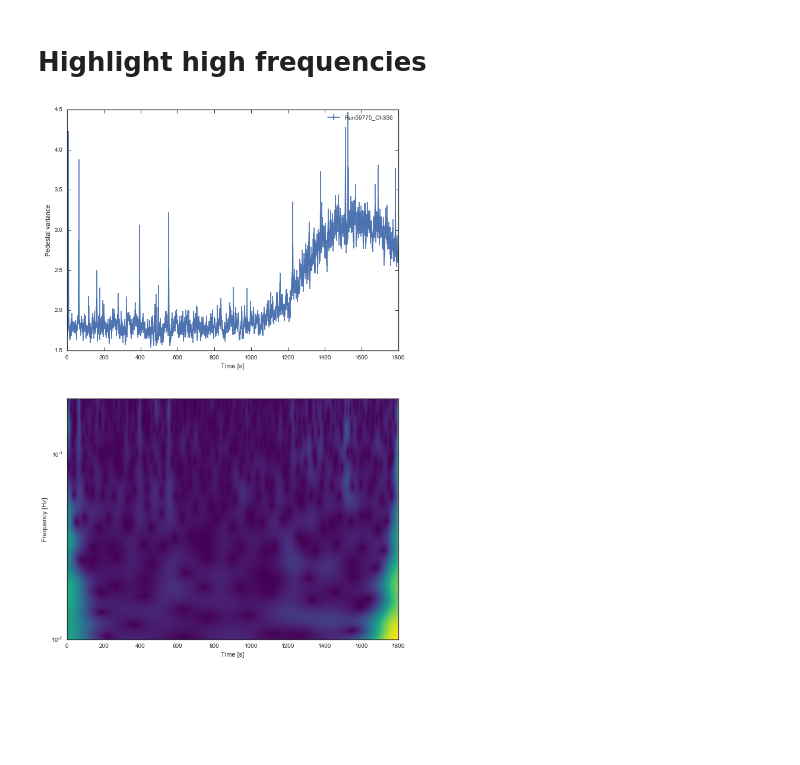
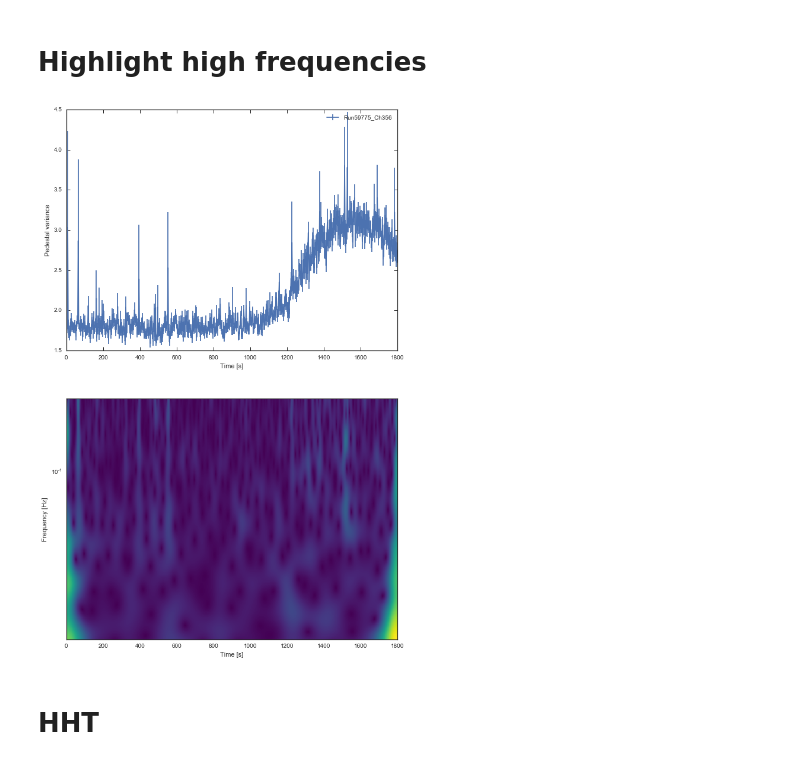
Before and after one commit to qi-feng/TimeSeries, a Jupyter notebook: pedvar/pedvar.ipynb, the cells around one changed output. Cells and saved outputs as stored; diff of their text form; code cells hidden in the pictures; blank space fills up the shorter version.

```diff
--- a/pedvar/pedvar.ipynb
+++ b/pedvar/pedvar.ipynb
@@ -233,9 +284,11 @@ plot_cwt(t, df1.pedvar, dt=None, plot_series=True, w0=20, df_pedvar=df1, label="
 # %%
 df1 = read_file(f="Run59775_Ch356")
 t = np.linspace(0, 30.*60., df1.shape[0], endpoint=False)
 
 plot_cwt(t, df1.pedvar, dt=None, plot_series=True, w0=8,
-         f_min=1e-2, f_max=0.2,
+         f_min=2e-2, f_max=0.2,
          df_pedvar=df1, label="Run59775_Ch356")
 # %% [output]
-[figure, old version]
+[figure, new version]
+# %% [markdown]
+# HHT
```
Also changed, not shown: parts of 17 cells of this notebook, 1 other file.
